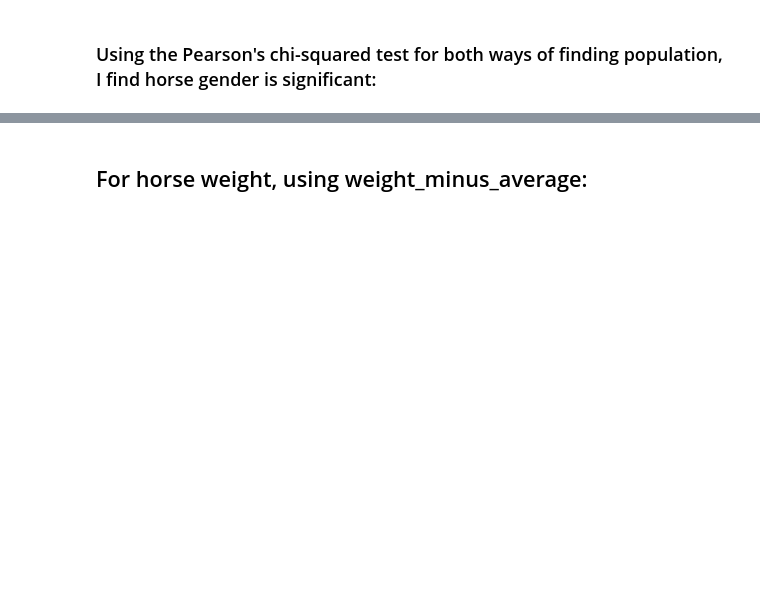
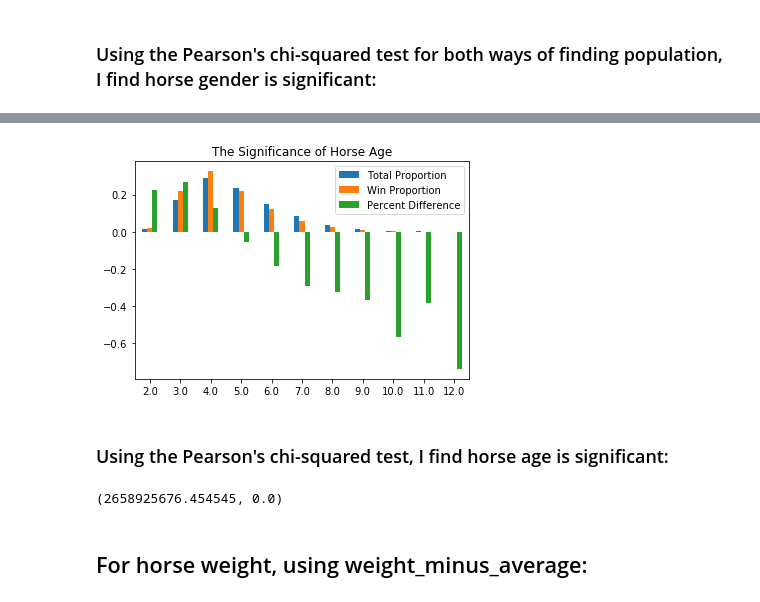
Before and after one commit to Ibnadm/Predict-DogRacing, a Jupyter notebook: Horse Racing Analysis.ipynb, the cells around one changed output, grey strips where cells are left out. Saved outputs shown, nothing was run; the diff lists cells and outputs as text; code cells hidden in the pictures; blank space fills up the shorter version.

```diff
--- a/Horse Racing Analysis.ipynb
+++ b/Horse Racing Analysis.ipynb
@@ -217,0 +239,7 @@ test_stat1, p_value1
+# %%
+#Removing races where there is only one age
+age_population = df_grouped.age.value_counts(normalize=True,dropna=False).where(lambda x: x != 1).dropna()
+
+age_population_indices = age_population.index
+
+age_population_cleaned = df_cleaned.loc[age_population_indices].drop_duplicates()
@@ -217,0 +261,4 @@ test_stat1, p_value1
+# %%
+age_win_indices = age_population_cleaned.position_again.apply(lambda x: x == 1)
+
+age_population_cleaned[age_win_indices].age.value_counts(dropna=False,normalize=True).sort_index()
@@ -217,0 +278,6 @@ test_stat1, p_value1
+# %%
+age_pop = age_population_cleaned.age.value_counts(dropna=False,normalize=True).sort_index()
+
+age_win = age_population_cleaned[age_win_indices].age.value_counts(dropna=False,normalize=True).sort_index()
+
+age_percent_difference = (age_win - age_pop)/age_pop
@@ -218,3 +299,23 @@ test_stat1, p_value1
+# %%
+index = age_percent_difference.index
+
+df2 = pd.DataFrame({'Total Proportion': age_pop,'Win Proportion': age_win , 'Percent Difference': age_percent_difference}, index=index)
+
+ax = df2.plot.bar(rot=0, title='The Significance of Horse Age')
+# %% [output]
+[figure, added]
+# %% [markdown]
+### Using the Pearson's chi-squared test, I find horse age is significant:
+# %%
+observed2 = age_population_cleaned.age.value_counts().sort_index().values
+expected_percentages2 = age_pop.values
+expected2 = [x*len(observed2) for x in expected_percentages2]
+
+test_stat2, p_value2 = chisquare(observed2, expected2)
+
+test_stat2, p_value2
+# %% [output]
+(2658925676.454545, 0.0)
 # %% [markdown]
 ## For horse weight, using weight_minus_average:
 # %%
```
Also changed, not shown: parts of 73 cells of this notebook.
